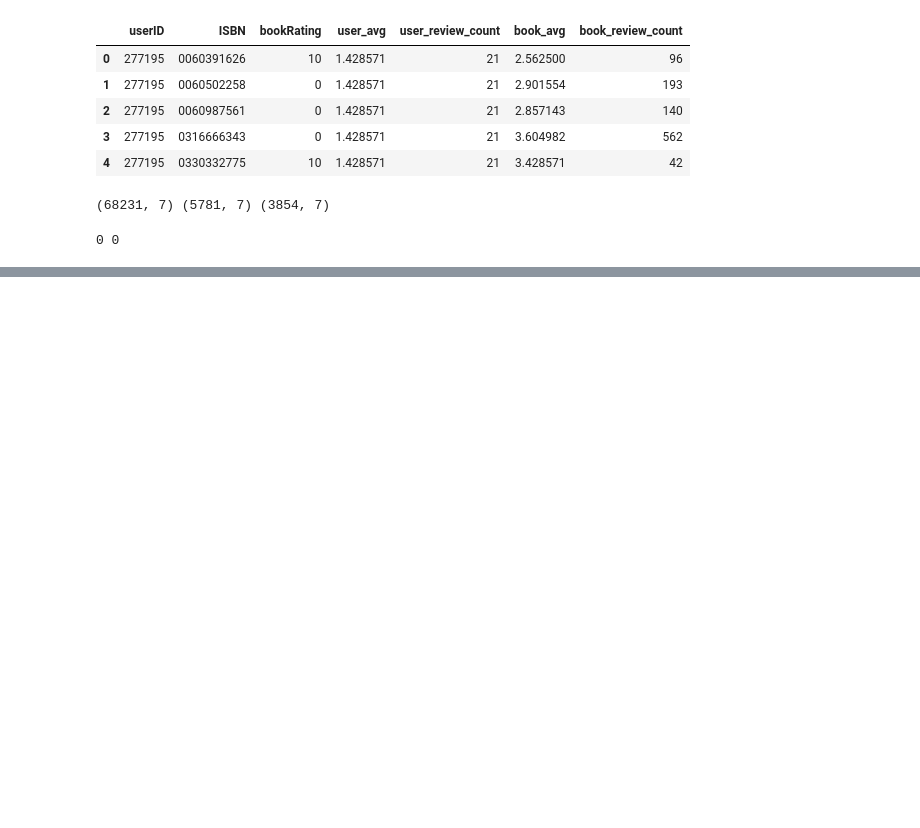
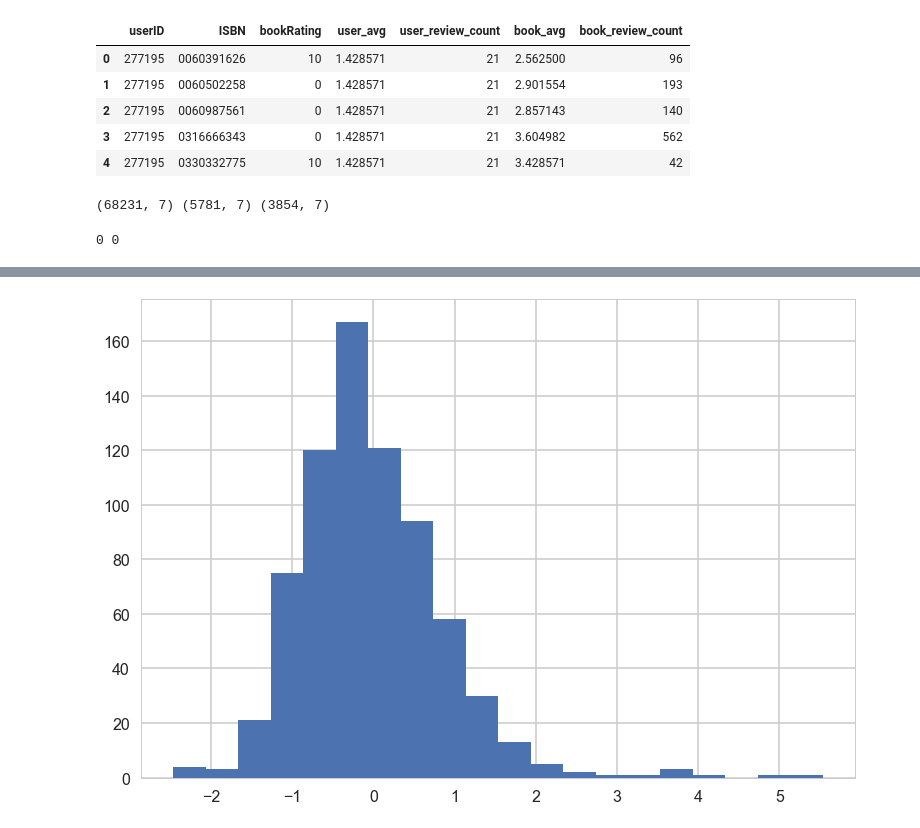
Before and after one commit to DataScienceMp109/Knowledge_Apply, a Jupyter notebook: Python_Practice.ipynb, the cells around one changed output, grey strips where cells are left out. Cells and saved outputs as stored; diff of their text form; code cells hidden in the pictures; blank space fills up the shorter version.

```diff
--- a/Python_Practice.ipynb
+++ b/Python_Practice.ipynb
@@ -364,0 +378,4 @@ Name: userID, dtype: int64
+# %%
+plt.hist(item_biases.values(), bins=20);
+# %% [output]
+[figure, added]
```
Also changed, not shown: parts of 21 cells of this notebook.
